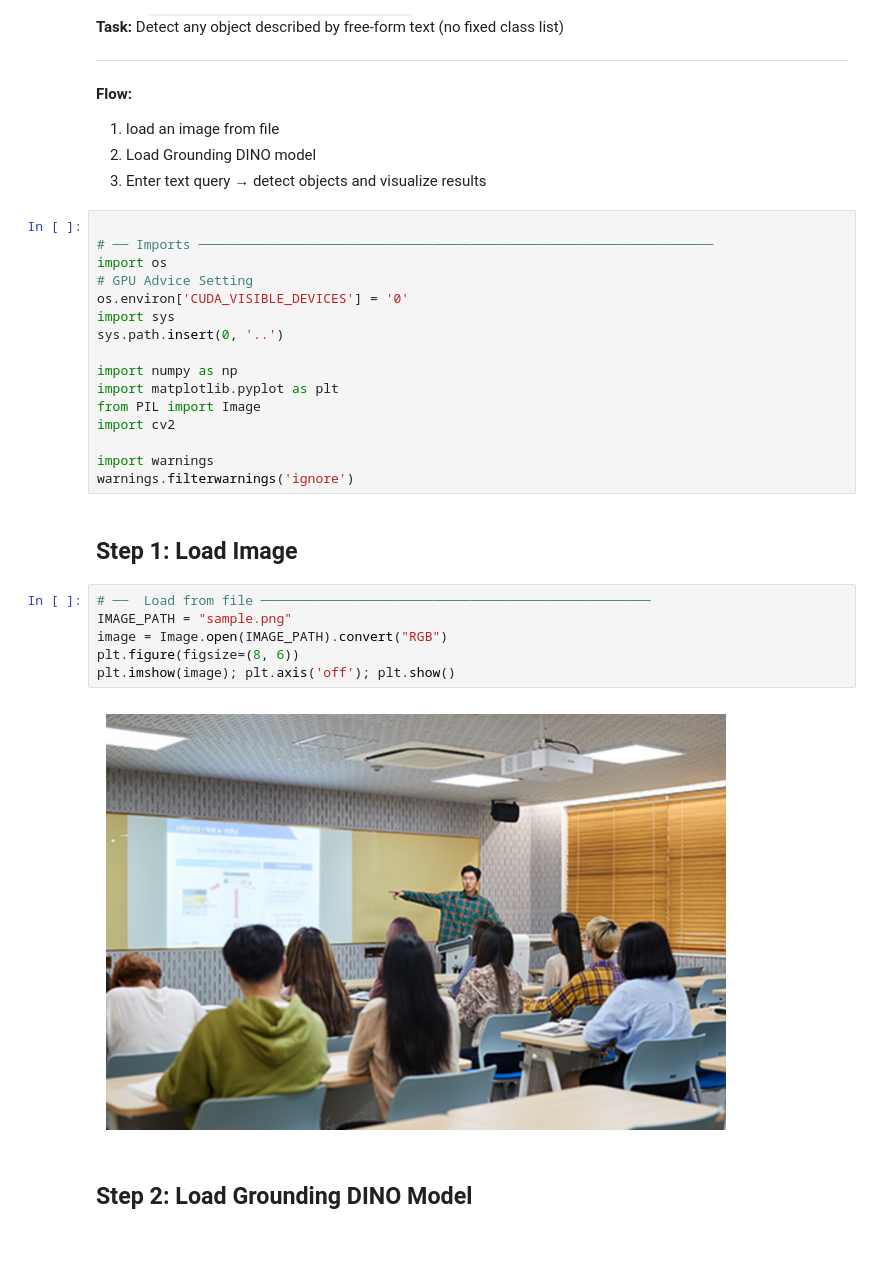
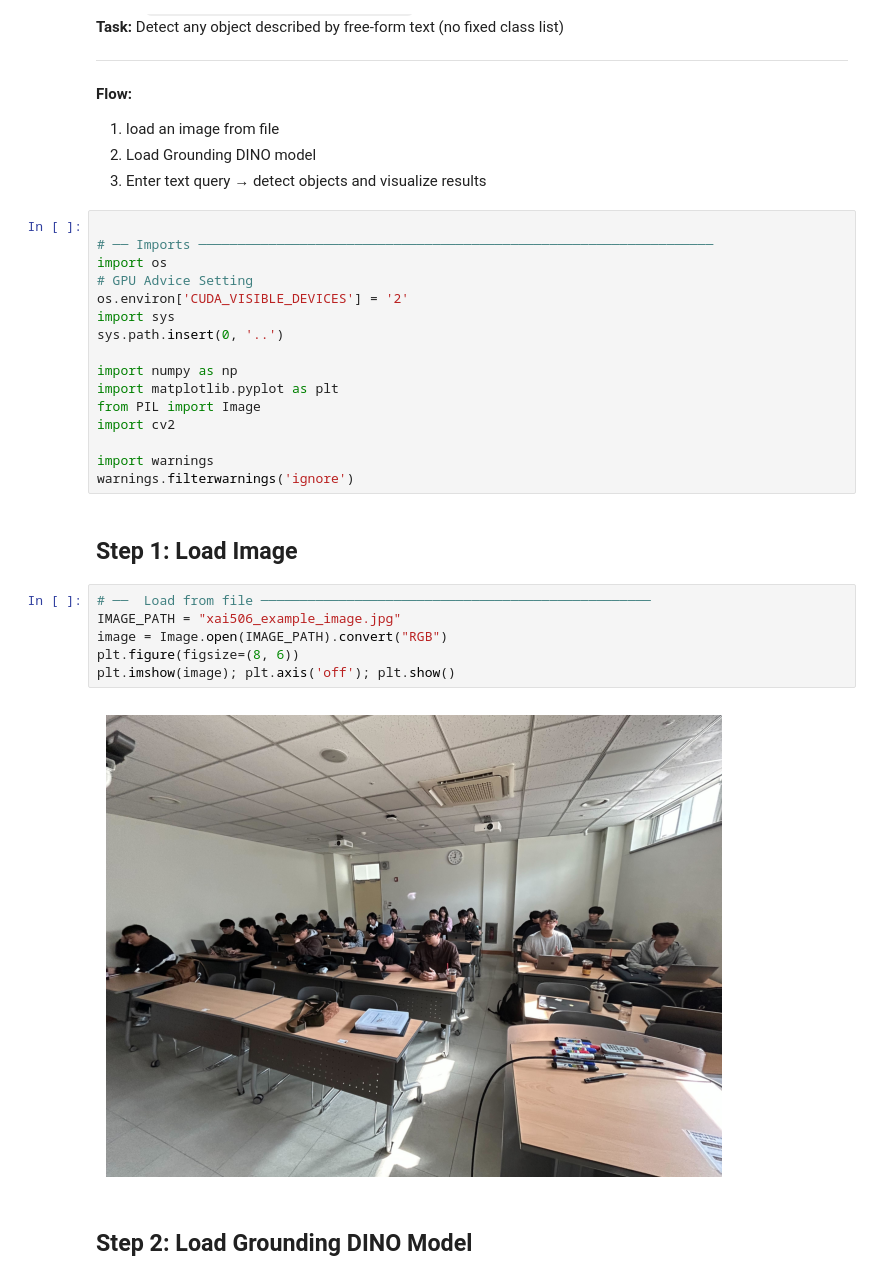
Before and after one commit to nkw011/xai506_deeplearning, a Jupyter notebook: notebook_grounding_dino.ipynb, the cells around one changed output. Saved outputs shown, nothing was run; the diff lists cells and outputs as text; blank space fills up the shorter version.

```diff
--- a/notebook_grounding_dino.ipynb
+++ b/notebook_grounding_dino.ipynb
@@ -14,7 +14,7 @@
 # ── Imports ──────────────────────────────────────────────────────────────────
 import os
 # GPU Advice Setting
-os.environ['CUDA_VISIBLE_DEVICES'] = '0'
+os.environ['CUDA_VISIBLE_DEVICES'] = '2'
 import sys
 sys.path.insert(0, '..')
 
@@ -29,12 +29,12 @@ warnings.filterwarnings('ignore')
 ## Step 1: Load Image
 # %%
 # ──  Load from file ──────────────────────────────────────────────────
-IMAGE_PATH = "sample.png"
+IMAGE_PATH = "xai506_example_image.jpg"
 image = Image.open(IMAGE_PATH).convert("RGB")
 plt.figure(figsize=(8, 6))
 plt.imshow(image); plt.axis('off'); plt.show()
 # %% [output]
-[figure, old version]
+[figure, new version]
 # %% [markdown]
 ## Step 2: Load Grounding DINO Model
 # %%
```
Also changed, not shown: parts of 1 cell of this notebook, 3 other files.
